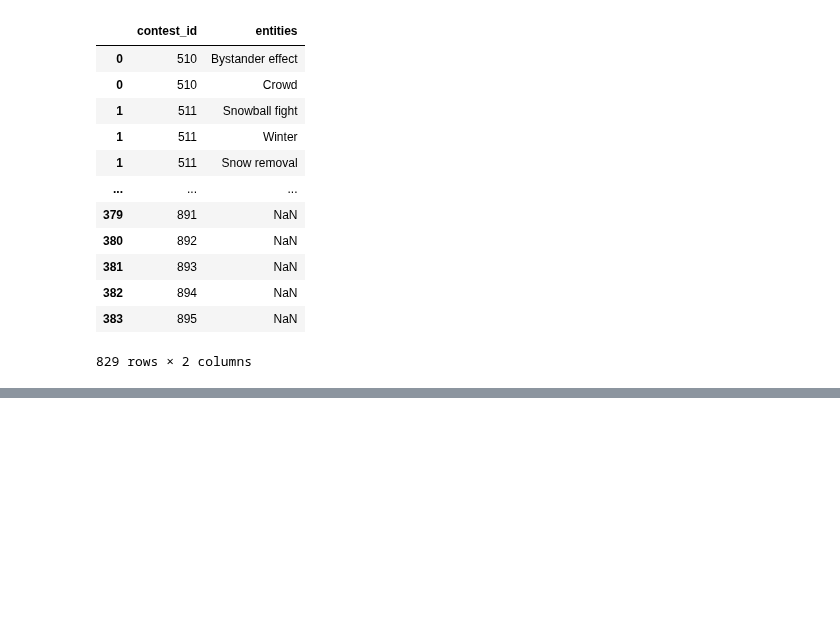
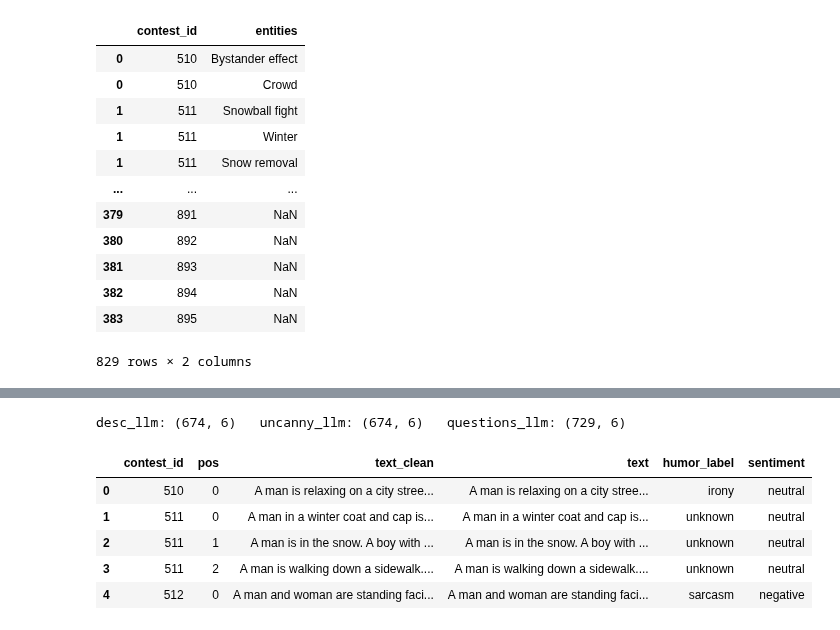
Before and after one commit to epfl-ada/ada-2025-project-data_dinosaur, a Jupyter notebook: results.ipynb, the cells around one changed output, grey strips where cells are left out. Drawn from its saved outputs; the diff is of its cells as text; code cells hidden in the pictures; blank space fills up the shorter version.

```diff
--- a/results.ipynb
+++ b/results.ipynb
@@ -215,0 +217,80 @@ df_entities
+# %%
+# --- Safety: recreate clean exploded DFs if they don't exist, then merge with LLM outputs ---
+
+import pandas as pd
+import json, pathlib
+
+# 1) Recreate df_descriptions / df_uncanny / df_questions if missing
+def ensure_clean_dfs():
+    missing = [name for name in ["df_descriptions","df_uncanny","df_questions"] if name not in globals()]
+    if missing:
+        # need df_complete and separate()
+        assert "df_complete" in globals(), "Run the cells that build `df_complete` first."
+        assert "separate" in globals(), "Run the cell that defines `separate(df, col)` first."
+        globals()["df_descriptions"] = separate(df_complete, "image_descriptions")
+        globals()["df_uncanny"]      = separate(df_complete, "image_uncanny_descriptions")
+        globals()["df_questions"]    = separate(df_complete, "questions")
+
+ensure_clean_dfs()
+
+# 2) Load LLM-enriched JSON and build tidy frames per field
+PATH_LLM = pathlib.Path("data/newyorker_caption_contest/contests_with_humor.json")
+raw = json.loads(PATH_LLM.read_text(encoding="utf-8"))
+contests = raw["contests"] if isinstance(raw, dict) else raw
+
+SAFE_CLASSES = {"irony","sarcasm","exaggeration","incongruity-absurdity","self-deprecating","wit-surprise","unknown"}
+SAFE_SENT   = {"positive","neutral","negative","unknown"}
+
+def build_field_df(field):
+    rows = []
+    for rec in contests:
+        cid = rec.get("contest_id")
+        meta = rec.get("metadata", {}) or {}
+        texts = meta.get(field, []) or []
+        llm_block = meta.get("llm_humor_labels", {}) or {}
+        sent_block= meta.get("llm_sentiment", {}) or {}
+        humor_labels = llm_block.get(field, []) or []
+        sent_labels  = sent_block.get(field, []) or []
+        for pos, txt in enumerate(texts):
+            humor = humor_labels[pos] if pos < len(humor_labels) else "unknown"
+            sent  = sent_labels[pos]  if pos < len(sent_labels)  else "unknown"
+            humor = humor if humor in SAFE_CLASSES else "unknown"
+            sent  = sent  if sent  in SAFE_SENT   else "unknown"
+            rows.append({"contest_id": cid, "pos": pos, "text": txt, "humor_label": humor, "sentiment": sent})
+    return pd.DataFrame(rows)
+
+llm_desc     = build_field_df("image_descriptions")
+llm_uncanny  = build_field_df("image_uncanny_descriptions")
+llm_questions= build_field_df("questions")
+
+# 3) Add positional index to your clean DFs and merge
+def with_pos(df, colname):
+    out = df.copy()
+    out["pos"] = out.groupby("contest_id").cumcount()
+    return out.rename(columns={colname: "text_clean"})
+
+desc_pos    = with_pos(df_descriptions, "image_descriptions")
+uncanny_pos = with_pos(df_uncanny, "image_uncanny_descriptions")
+quest_pos   = with_pos(df_questions, "questions")
+
+desc_llm = desc_pos.merge(llm_desc, on=["contest_id","pos"], how="left", validate="one_to_one")
+uncanny_llm = uncanny_pos.merge(llm_uncanny, on=["contest_id","pos"], how="left", validate="one_to_one")
+questions_llm = quest_pos.merge(llm_questions, on=["contest_id","pos"], how="left", validate="one_to_one")
+
+# 4) Tidy columns + peek
+desc_llm = desc_llm[["contest_id","pos","text_clean","text","humor_label","sentiment"]]
+uncanny_llm = uncanny_llm[["contest_id","pos","text_clean","text","humor_label","sentiment"]]
+questions_llm = questions_llm[["contest_id","pos","text_clean","text","humor_label","sentiment"]]
+
+print("desc_llm:", desc_llm.shape, "  uncanny_llm:", uncanny_llm.shape, "  questions_llm:", questions_llm.shape)
+display(desc_llm.head(5))
+display(uncanny_llm.head(5))
+display(questions_llm.head(5))
+# %% [output]
+desc_llm: (674, 6)   uncanny_llm: (674, 6)   questions_llm: (729, 6)
+|  | contest_id | pos | text_clean | text | humor_label | sentiment |
+| 0 | 510 | 0 | A man is relaxing on a city stree... | A man is relaxing on a city stree... | irony | neutral |
+| 1 | 511 | 0 | A man in a winter coat and cap is... | A man in a winter coat and cap is... | unknown | neutral |
+| 2 | 511 | 1 | A man is in the snow. A boy with ... | A man is in the snow. A boy with ... | unknown | neutral |
+| 3 | 511 | 2 | A man is walking down a sidewalk.... | A man is walking down a sidewalk.... | unknown | neutral |
+| 4 | 512 | 0 | A man and woman are standing faci... | A man and woman are standing faci... | sarcasm | negative |
```
Also changed, not shown: parts of 7 cells of this notebook, 1 other file.
